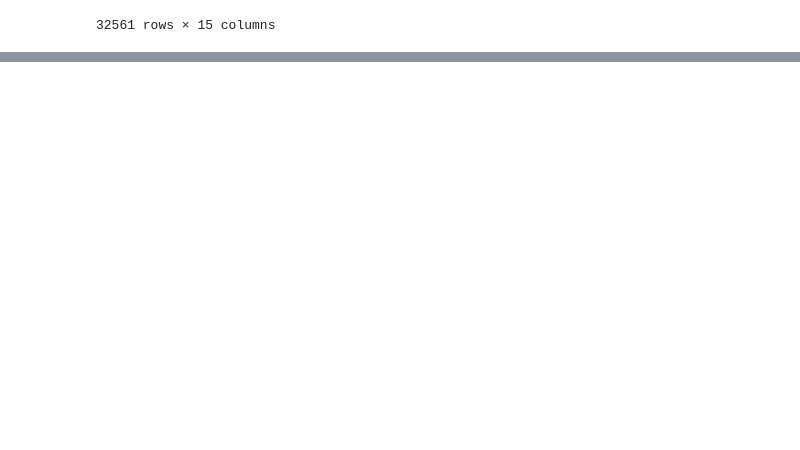
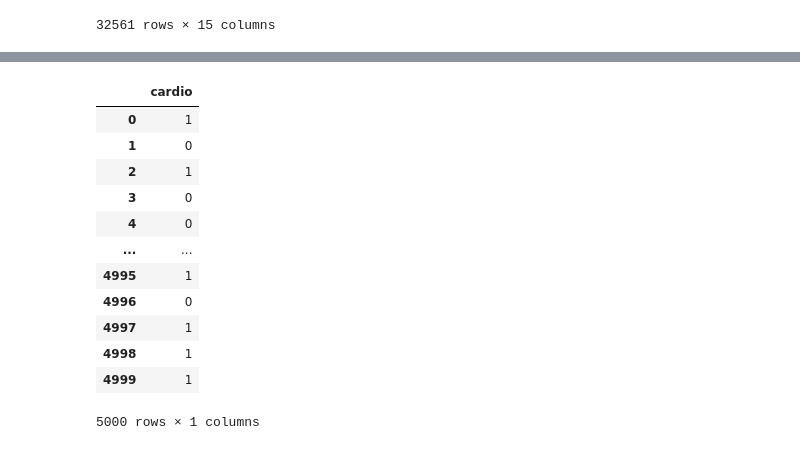
Before and after one commit to arc-arnob/Silofuse-reproduced, a Jupyter notebook: notebooks/1.0-vae-tvae-initial.ipynb, the cells around one changed output, grey strips where cells are left out. Saved outputs shown, nothing was run; the diff lists cells and outputs as text; code cells hidden in the pictures; blank space fills up the shorter version.

```diff
--- a/notebooks/1.0-vae-tvae-initial.ipynb
+++ b/notebooks/1.0-vae-tvae-initial.ipynb
@@ -1133,0 +1164,20 @@ adult_gen
+# %%
+data_np = np.load('../data/external/cardio_latent/y_train.npy')
+np_df = pd.DataFrame(data_np)
+np_df
+np_df.columns = ['cardio']
+np_df
+# %% [output]
+|  | cardio |
+| 0 | 1 |
+| 1 | 0 |
+| 2 | 1 |
+| 3 | 0 |
+| 4 | 0 |
+| ... | ... |
+| 4995 | 1 |
+| 4996 | 0 |
+| 4997 | 1 |
+| 4998 | 1 |
+| 4999 | 1 |
+5000 rows × 1 columns
```
Also changed, not shown: parts of 14 cells of this notebook, 5 other files.
